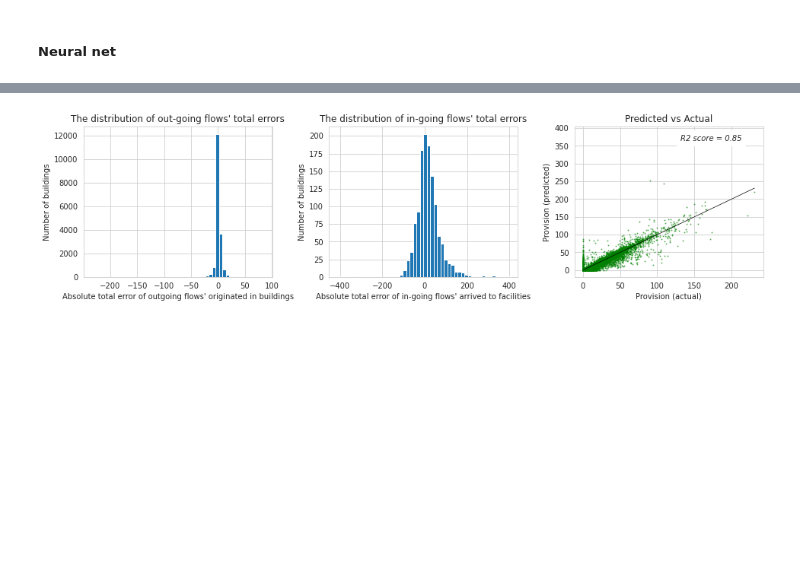
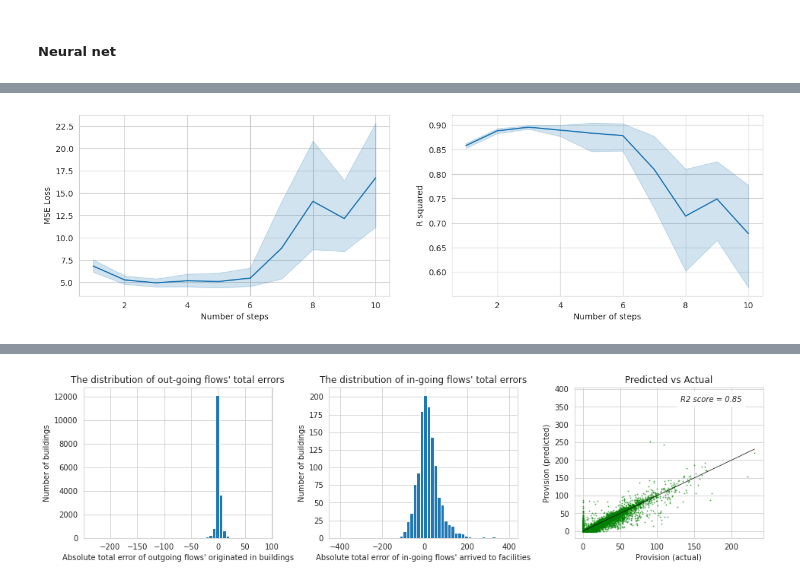
Before and after one commit to RitaMargari/urban-facilities-provision, a Jupyter notebook: main.ipynb, the cells around one changed output, grey strips where cells are left out. Cells and saved outputs as stored; diff of their text form; code cells hidden in the pictures; blank space fills up the shorter version.

```diff
--- a/main.ipynb
+++ b/main.ipynb
@@ -486,0 +528,3 @@ def perform_experiments(models, dataset, metric_output_file, iter=1, num_folds=5
+# %%
+dcgm_balancing_layers = prepate_metrics_table('model_output/dcgm/dcgm_balancing_layers_10.json', aggregate=False).T
+dcgm_balancing_layers.columns = [1, 2, 3, 4, 5, 6, 7, 8, 9, 10]
@@ -486,0 +586,27 @@ def perform_experiments(models, dataset, metric_output_file, iter=1, num_folds=5
+# %%
+def plot_conf_int(df):
+
+    fig = plt.figure(figsize=(15, 4))
+    plt.subplots_adjust(hspace=0.1)
+    plt.subplots_adjust(wspace=0.2)
+    gs = fig.add_gridspec(1,2)
+    ax1 = fig.add_subplot(gs[0, 0])
+    ax2 = fig.add_subplot(gs[0, 1])
+
+    df_loss = df.loc['out_of_sample_loss'].T.stack().droplevel(1)
+    df_r2 = df.loc['out_of_sample_R2'].T.stack().droplevel(1)
+
+    sns.lineplot(x=df_loss.index, y=df_loss, ax=ax1)
+    sns.lineplot(x=df_r2.index, y=df_r2, ax=ax2)
+
+    ax1.set_xlabel("Number of steps")
+    ax2.set_xlabel("Number of steps")
+
+    ax1.set_ylabel("MSE Loss")
+    ax2.set_ylabel("R squared")
+
+    plt.show()
+# %%
+plot_conf_int(dcgm_balancing_layers)
+# %% [output]
+[figure, added]
```
Also changed, not shown: parts of 17 cells of this notebook.
